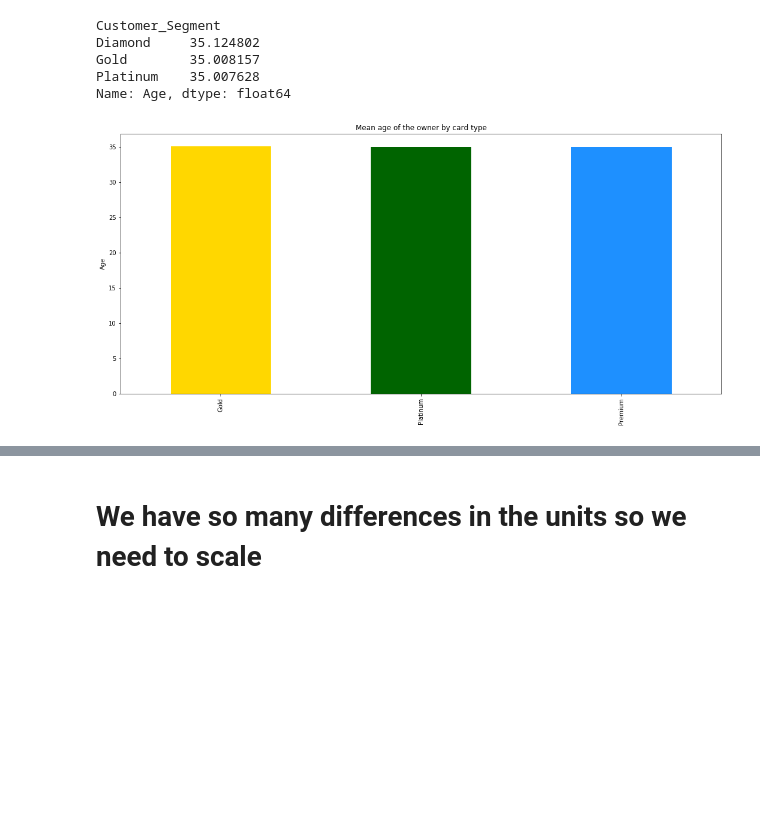
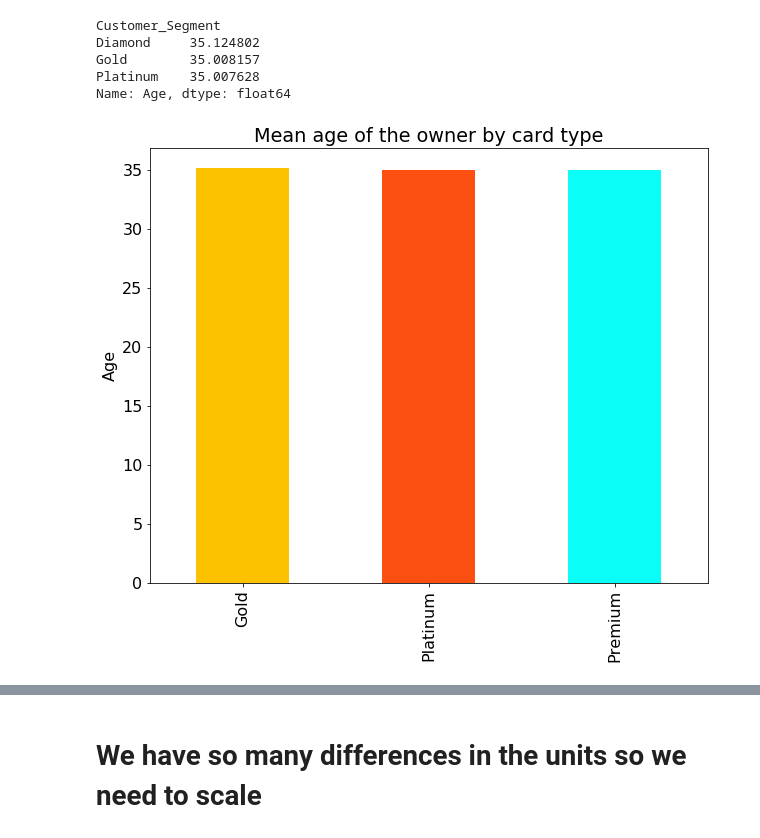
Before and after one commit to jbe1992/final-project, a Jupyter notebook: Credit Card Analysis and Fraud Detection.ipynb, the cells around one changed output, grey strips where cells are left out. Saved outputs shown, nothing was run; the diff lists cells and outputs as text; code cells hidden in the pictures; blank space fills up the shorter version.

```diff
--- a/Credit Card Analysis and Fraud Detection.ipynb
+++ b/Credit Card Analysis and Fraud Detection.ipynb
@@ -21,6 +21,7 @@ connection_string = f'{driver}//{user}:{password}@{ip}/{db}'
 # %%
 from pylab import rcParams
 rcParams['figure.figsize'] = 18, 8
+rcParams.update({'font.size': 16})
 # %% [markdown]
 Creating a function that print confusion matrix and classification report based in a model
 # %%
@@ -167,11 +178,13 @@ Gold        35.008157
 Platinum    35.007628
 Name: Age, dtype: float64
 # %%
-age_df.groupby('Customer_Segment').mean()['Age'].plot(kind = 'bar', color = ['gold', 'darkgreen', 'dodgerblue'])
+plt.figure(figsize=(10, 8))
+age_df.groupby('Customer_Segment').mean()['Age'].plot(kind = 'bar', color = [(0.988, 0.761, 0), (0.984, 0.314, 0.071), (0.04, 0.992, 0.965)])
 plt.xticks(ticks=[0,1,2], labels=['Gold','Platinum','Premium'],rotation=90)
 plt.xlabel('')
 plt.ylabel('Age')
 plt.title('Mean age of the owner by card type')
+plt.savefig('graficos/meanage.png', bbox_inches='tight', transparent=True)
 plt.show()
 # %% [output]
-[figure, old version]
+[figure, new version]
```
Also changed, not shown: parts of 20 cells of this notebook.
